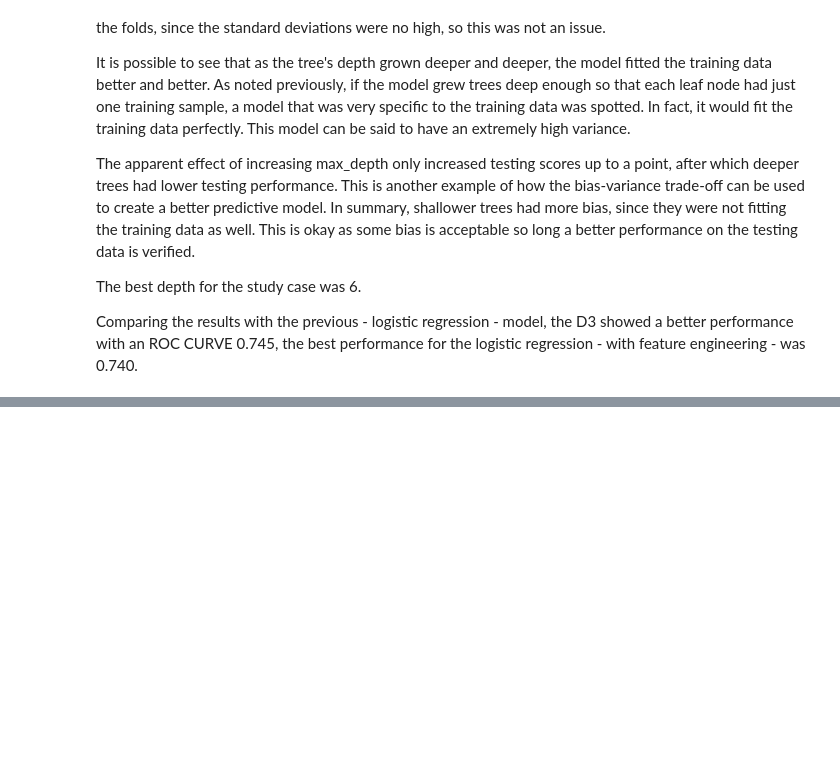
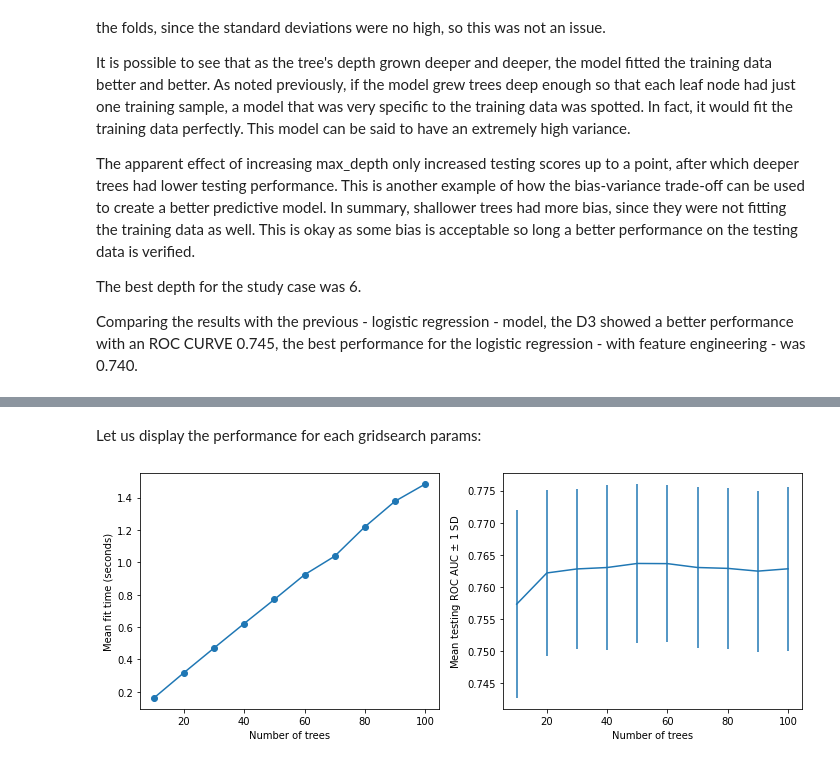
Before and after one commit to jeantardelli/data-science, a Jupyter notebook: decision-trees-and-random-forests.ipynb, the cells around one changed output, grey strips where cells are left out. Drawn from its saved outputs; the diff is of its cells as text; code cells hidden in the pictures; blank space fills up the shorter version.

Commit message:
Decision Trees and Random Forests - Fitting a Random Forest (6d)

```diff
--- a/decision-trees-and-random-forests.ipynb
+++ b/decision-trees-and-random-forests.ipynb
@@ -321,0 +358,2 @@ Comparing the results with the previous - logistic regression - model, the D3 sh
+# %%
+rf_params = {'n_estimators': list(range(10, 110, 10))}
@@ -321,0 +362,4 @@ Comparing the results with the previous - logistic regression - model, the D3 sh
+# %%
+cv_rf = GridSearchCV(rf, param_grid=rf_params, scoring='roc_auc',
+                     n_jobs=None, refit=True, cv=4, verbose=1,
+                     pre_dispatch=None, error_score=np.nan, return_train_score=True)
@@ -321,0 +368,2 @@ Comparing the results with the previous - logistic regression - model, the D3 sh
+# %%
+cv_rf.fit(X_train, y_train)
@@ -321,0 +379,3 @@ Comparing the results with the previous - logistic regression - model, the D3 sh
+# %%
+cv_rf_results_df = pd.DataFrame(cv_rf.cv_results_)
+cv_rf_results_df
@@ -321,0 +394,19 @@ Comparing the results with the previous - logistic regression - model, the D3 sh
+# %% [markdown]
+Let us display the performance for each gridsearch params:
+# %%
+fig, axs = plt.subplots(nrows=1, ncols=2, figsize=(10, 4))
+
+axs[0].plot(cv_rf_results_df['param_n_estimators'],
+            cv_rf_results_df['mean_fit_time'],
+            '-o')
+axs[0].set_xlabel('Number of trees')
+axs[0].set_ylabel('Mean fit time (seconds)')
+
+axs[1].errorbar(cv_rf_results_df['param_n_estimators'],
+                cv_rf_results_df['mean_test_score'],
+                yerr=cv_rf_results_df['std_test_score'])
+axs[1].set_xlabel('Number of trees')
+axs[1].set_ylabel('Mean testing ROC AUC $\pm$ 1 SD ')
+plt.tight_layout()
+# %% [output]
+[figure, added]
```
Also changed, not shown: parts of 12 cells of this notebook.
